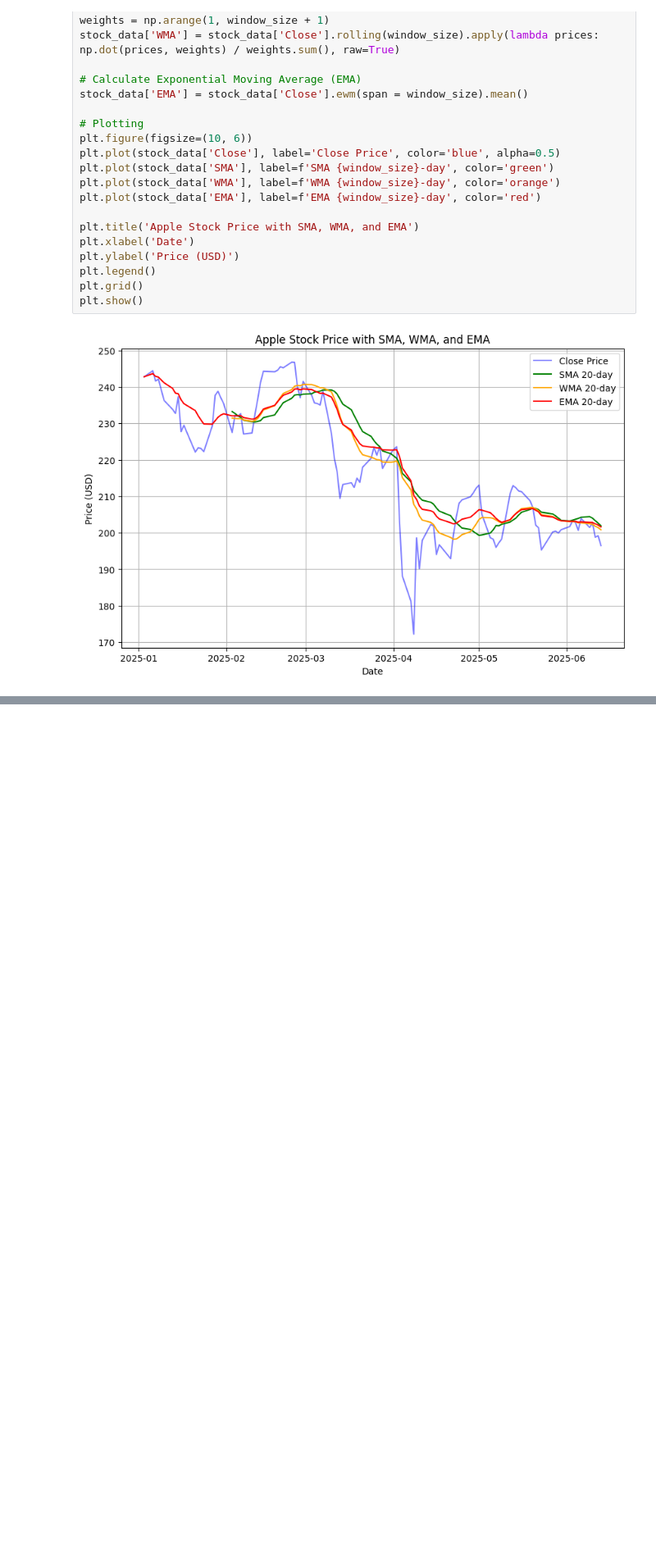
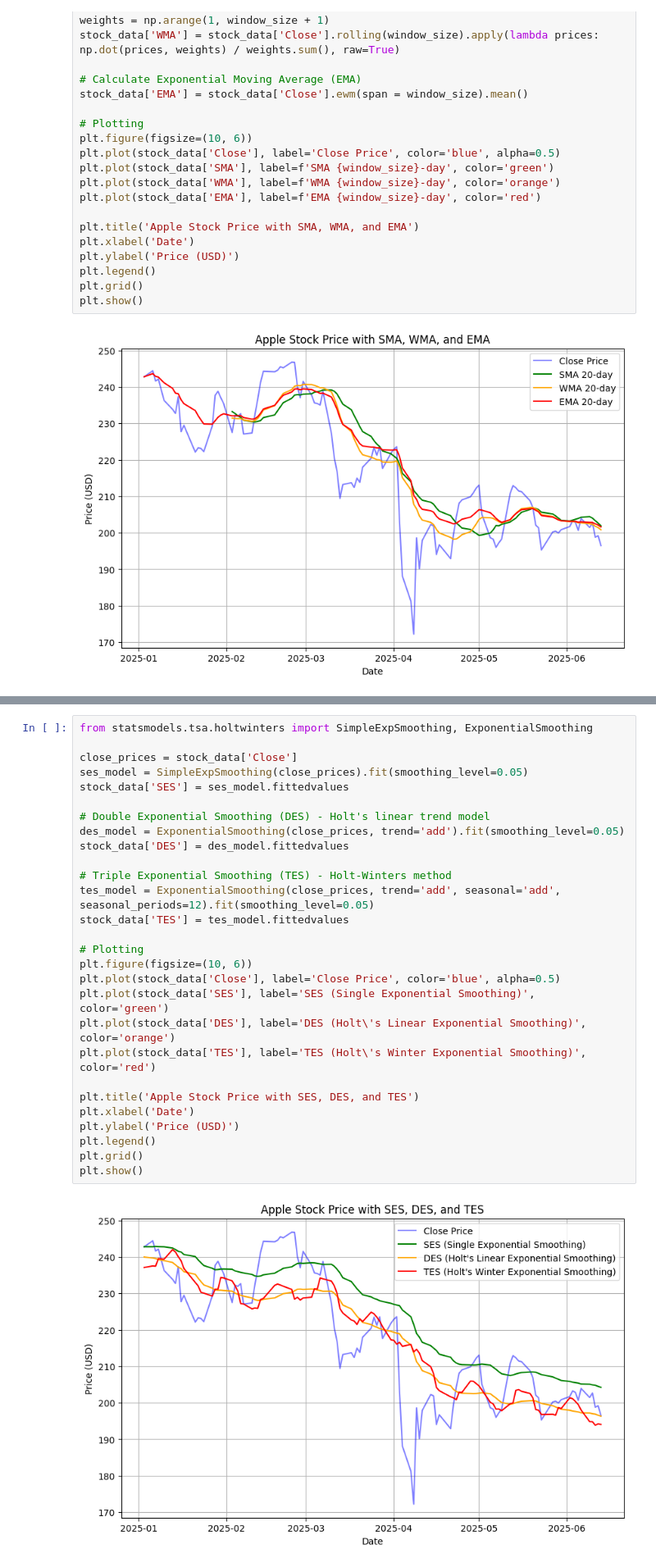
Before and after one commit to itzuditsharma/Time-Series-Analysis, a Jupyter notebook: 01_Temporal_Components.ipynb, the cells around one changed output, grey strips where cells are left out. Shown at 82% size. Saved outputs shown, nothing was run; the diff lists cells and outputs as text; blank space fills up the shorter version.

```diff
--- a/01_Temporal_Components.ipynb
+++ b/01_Temporal_Components.ipynb
@@ -866,0 +879,30 @@ plt.show()
+# %%
+from statsmodels.tsa.holtwinters import SimpleExpSmoothing, ExponentialSmoothing
+
+close_prices = stock_data['Close']
+ses_model = SimpleExpSmoothing(close_prices).fit(smoothing_level=0.05)
+stock_data['SES'] = ses_model.fittedvalues
+
+# Double Exponential Smoothing (DES) - Holt's linear trend model
+des_model = ExponentialSmoothing(close_prices, trend='add').fit(smoothing_level=0.05)
+stock_data['DES'] = des_model.fittedvalues
+
+# Triple Exponential Smoothing (TES) - Holt-Winters method
+tes_model = ExponentialSmoothing(close_prices, trend='add', seasonal='add', seasonal_periods=12).fit(smoothing_level=0.05)
+stock_data['TES'] = tes_model.fittedvalues
+
+# Plotting
+plt.figure(figsize=(10, 6))
+plt.plot(stock_data['Close'], label='Close Price', color='blue', alpha=0.5)
+plt.plot(stock_data['SES'], label='SES (Single Exponential Smoothing)', color='green')
+plt.plot(stock_data['DES'], label='DES (Holt\'s Linear Exponential Smoothing)', color='orange')
+plt.plot(stock_data['TES'], label='TES (Holt\'s Winter Exponential Smoothing)', color='red')
+
+plt.title('Apple Stock Price with SES, DES, and TES')
+plt.xlabel('Date')
+plt.ylabel('Price (USD)')
+plt.legend()
+plt.grid()
+plt.show()
+# %% [output]
+[figure, added]
```
Also changed, not shown: parts of 5 cells of this notebook.
